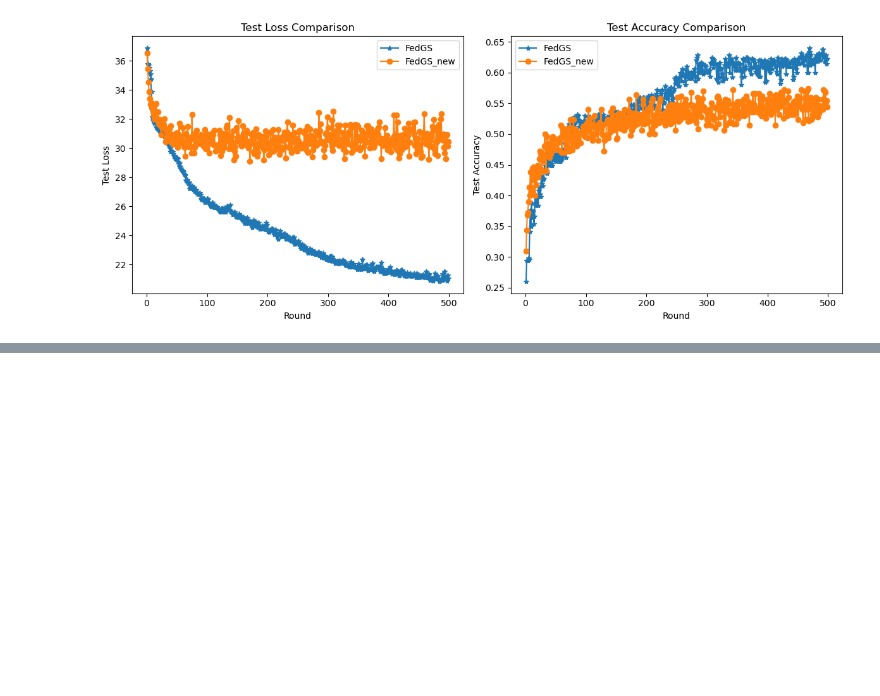
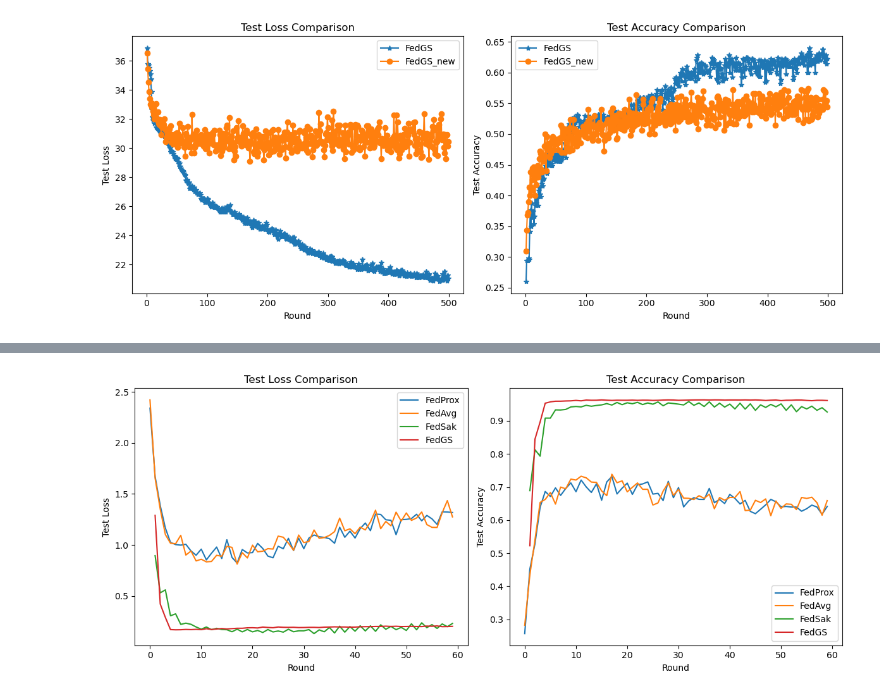
Before and after one commit to lzy756/FederatedScope, a Jupyter notebook: exp/plt.ipynb, the cells around one changed output, grey strips where cells are left out. Drawn from its saved outputs; the diff is of its cells as text; code cells hidden in the pictures; blank space fills up the shorter version.

```diff
--- a/exp/plt.ipynb
+++ b/exp/plt.ipynb
@@ -444,0 +545,68 @@ plt.show()
+# %%
+import ast
+import matplotlib.pyplot as plt
+
+def load_data(log_file):
+    rounds = []
+    test_losses = []
+    test_accs = []
+    with open(log_file, 'r', encoding='utf8') as f:
+        for line in f:
+            line = line.strip()
+            if not line:
+                continue
+            try:
+                record = ast.literal_eval(line)
+                # 只处理 Role 为 "Server #" 且 Round 为整数的记录
+                if record.get('Role') == 'Server #' and isinstance(record.get('Round'), int):
+                    round_num = record['Round']
+                    results = record.get('Results_weighted_avg', {})
+                    if 'test_avg_loss' in results and 'test_acc' in results:
+                        rounds.append(round_num)
+                        test_losses.append(results['test_avg_loss'])
+                        test_accs.append(results['test_acc'])
+            except Exception as e:
+                continue
+    return rounds, test_losses, test_accs
+
+# 加载 FedProx, FedAvg 和 FesSak 的日志数据
+fedprox_log = 'fedprox_resnet18_on_FashionMNIST@torchvision_lr0.01_lstep1/sub_exp_20250708185722/eval_results.log'
+fedavg_log = 'FedAvg_resnet18_on_FashionMNIST@torchvision_lr0.01_lstep1/sub_exp_20250708185715/eval_results.log'
+fedsak_log = 'fedsak_resnet18_on_FashionMNIST@torchvision_lr0.01_lstep1/sub_exp_20250708185729/eval_results.log'
+fedgs_log = 'fedgs_resnet18_on_FashionMNIST@torchvision_lr0.01_lstep1/sub_exp_20250708182419/eval_results.log'
+fedgs_log = 'fedgs_resnet18_on_FashionMNIST@torchvision_lr0.01_lstep1/sub_exp_20250711212609/eval_results.log'
+
+
+
+rounds_prox, losses_prox, accs_prox = load_data(fedprox_log)
+rounds_avg,  losses_avg,  accs_avg  = load_data(fedavg_log)
+rounds_sak,  losses_sak,  accs_sak  = load_data(fedsak_log)
+rounds_gs,   losses_gs,   accs_gs   = load_data(fedgs_log)
+
+# 创建一个包含1行2列的图表
+fig, axs = plt.subplots(1, 2, figsize=(12, 5))
+
+# 左侧子图：Test Loss 对比
+axs[0].plot(rounds_prox, losses_prox, label='FedProx')
+axs[0].plot(rounds_avg, losses_avg, label='FedAvg')
+axs[0].plot(rounds_sak, losses_sak, label='FedSak')
+axs[0].plot(rounds_gs, losses_gs, label='FedGS')
+axs[0].set_xlabel("Round")
+axs[0].set_ylabel("Test Loss")
+axs[0].set_title("Test Loss Comparison")
+axs[0].legend()
+
+# 右侧子图：Test Accuracy 对比
+axs[1].plot(rounds_prox, accs_prox, label='FedProx')
+axs[1].plot(rounds_avg, accs_avg, label='FedAvg')
+axs[1].plot(rounds_sak, accs_sak, label='FedSak')
+axs[1].plot(rounds_gs, accs_gs, label='FedGS')
+axs[1].set_xlabel("Round")
+axs[1].set_ylabel("Test Accuracy")
+axs[1].set_title("Test Accuracy Comparison")
+axs[1].legend()
+
+plt.tight_layout()
+plt.show()
+# %% [output]
+[figure, added]
```
Also changed, not shown: parts of 6 cells of this notebook, 18 other files.
